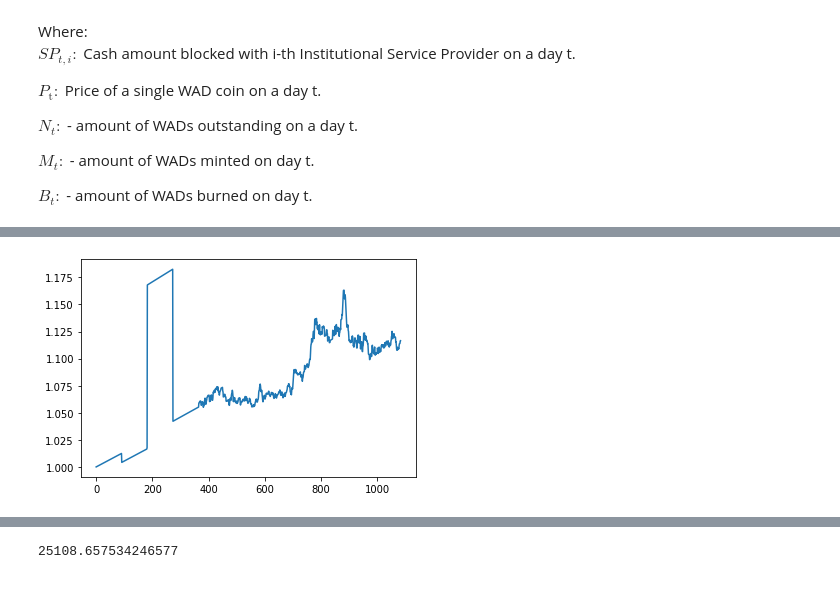
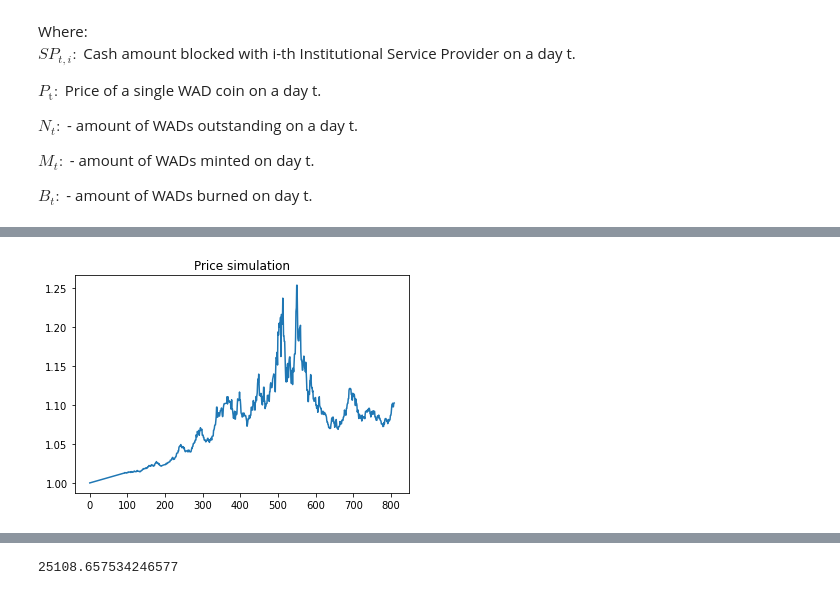
Before and after one commit to erv4gen/Monte-Carlo-Simulation-Engine, a Jupyter notebook: mc/wad_coin_price.ipynb, the cells around one changed output, grey strips where cells are left out. Saved outputs shown, nothing was run; the diff lists cells and outputs as text; code cells hidden in the pictures.

Commit message:
variant 2 formula

```diff
--- a/mc/wad_coin_price.ipynb
+++ b/mc/wad_coin_price.ipynb
@@ -199,7 +248,6 @@ $B_t:$ - amount of WADs burned on day t.
 # %%
-from typing import List
+
 '''
-
 
 If no mint/burin then
 
@@ -209,6 +257,7 @@ P_t = sum(SP) / N_t
 
 
 if burn/mint - smooth between old price and new price.
+
 
 remove parameters
 P_t = ((SP_TOTAL_CASH + CASH_TO_MINT) * (1+r) - WADS_TO_BURN * P_t) / (NUMBER_OF_WADS + (CASH_TO_MINT/P_{t-1}) - WADS_TO_BURN)
@@ -228,24 +277,7 @@ SP_TOTAL_CASH = Pt * NUMBER_OF_WADS
 -
 
 '''
-def variant2(P_t,AMOUNT_BLOCKED,N_TOMINT,N_TO_BURN,r,NUMBER_OF_WADS):
-    return  ((AMOUNT_BLOCKED + N_TOMINT * P_t) * (1+r) - N_TO_BURN * P_t) / (NUMBER_OF_WADS + N_TOMINT - N_TO_BURN)
 
-
-def run_overnight(wad_network:WAD,SPs:List[SPBook],N_TOMINT:int=0.0,N_TO_BURN:int=0.0):
-    print('-'*10)
-    total_SP_amnt = 0
-
-    #First: in the "morning" collect overnight accross SPs
-    for i,SP in enumerate(SPs):
-        SP.overnight()
-        SP.adjust_amout(credit=N_TO_BURN,debit=N_TOMINT)
-        total_SP_amnt+=SP.amount
-        print(f'\tSP{i} amount EOD:',SP.amount)
-
-    #Then the network calculates
-    wad_network.overnight(net_amot=total_SP_amnt,n_tomint=N_TOMINT,n_toburn=N_TO_BURN)
-    print(f'T{wad_network.i}:amount:{wad_network.amount}:,number:{wad_network.n_wads},;price:,{wad_network.p_t}')
 
 run_days = 90
 r_annual = 0.05
@@ -260,6 +292,7 @@ P_t = 1.
 INITIAL_MINTED = 10000
 spbook0 = SPBook(INITIAL_MINTED,r_daily=r)
 wad_network = WAD(initial_amount=INITIAL_MINTED,r_daily=r,price_f=variant2,initial_price=P_t)
+price_checker=  PriceBalanceChecker()
 
 #Both amount blocked and number of WADs are the function of initial minted amount and price
 AMOUNT_BLOCKED_T0 = 5000 * P_t
@@ -269,39 +302,39 @@ NUMBER_OF_WADS_T0 = AMOUNT_BLOCKED_T0 / P_t
 print(f'T0:amount:{wad_network.amount}:,number:{wad_network.n_wads},;price:,{wad_network.p_t}')
 
 for i in range(run_days):
-    run_overnight(wad_network,SPs=[spbook0])
+    run_overnight(wad_network,price_checker=price_checker,SPs=[spbook0])
 
 
-#ADD more
-N_TOMINT0 = INITIAL_MINTED * 2
-N_TO_BURN0 = 0
-print(f'will mint:{N_TOMINT0},will burn:{N_TO_BURN0}')
-run_overnight(wad_network,SPs=[spbook0],N_TOMINT=N_TOMINT0,N_TO_BURN=N_TO_BURN0)
+# #ADD more
+# N_TOMINT0 = INITIAL_MINTED * 2
+# N_TO_BURN0 = 0
+# print(f'will mint:{N_TOMINT0},will burn:{N_TO_BURN0}')
+# run_overnight(wad_network,price_checker=price_checker,SPs=[spbook0],N_TOMINT=N_TOMINT0,N_TO_BURN=N_TO_BURN0)
 
 
-for i in range(run_days):
-    run_overnight(wad_network,SPs=[spbook0])
+# for i in range(run_days):
+#     run_overnight(wad_network,price_checker=price_checker,SPs=[spbook0])
 
 
 
-#Remove amlost all
-N_TOMINT1 = 0
-N_TO_BURN1 = (INITIAL_MINTED + N_TOMINT0) * .9
-print(f'will mint:{N_TOMINT1},will burn:{N_TO_BURN1}')
-run_overnight(wad_network,SPs=[spbook0],N_TOMINT=N_TOMINT1,N_TO_BURN=N_TO_BURN1)
+# #Remove amlost all
+# N_TOMINT1 = 0
+# N_TO_BURN1 = (INITIAL_MINTED + N_TOMINT0) * .9
+# print(f'will mint:{N_TOMINT1},will burn:{N_TO_BURN1}')
+# run_overnight(wad_network,price_checker=price_checker,SPs=[spbook0],N_TOMINT=N_TOMINT1,N_TO_BURN=N_TO_BURN1)
 
-for i in range(run_days):
-    run_overnight(wad_network,SPs=[spbook0])
+# for i in range(run_days):
+#     run_overnight(wad_network,price_checker=price_checker,SPs=[spbook0])
 
 
-#restore initial amount
-N_TOMINT2 = INITIAL_MINTED
-N_TO_BURN2 = 0
-print(f'will mint:{N_TOMINT1},will burn:{N_TO_BURN1}')
-run_overnight(wad_network,SPs=[spbook0],N_TOMINT=N_TOMINT2,N_TO_BURN=N_TO_BURN2)
+# #restore initial amount
+# N_TOMINT2 = INITIAL_MINTED
+# N_TO_BURN2 = 0
+# print(f'will mint:{N_TOMINT1},will burn:{N_TO_BURN1}')
+# run_overnight(wad_network,price_checker=price_checker,SPs=[spbook0],N_TOMINT=N_TOMINT2,N_TO_BURN=N_TO_BURN2)
 
-for i in range(run_days):
-    run_overnight(wad_network,SPs=[spbook0])
+# for i in range(run_days):
+#     run_overnight(wad_network,price_checker=price_checker,SPs=[spbook0])
 
 
 
@@ -318,17 +351,25 @@ for i in range(run_days*days_multpl):
         N_TO_BURN2_TT = AMOUNT_TT * random.uniform(0.01,0.10)
 
         print(f'will mint:{N_TOMINT_TT},will burn:{N_TO_BURN2_TT}')
-        run_overnight(wad_network,SPs=[spbook0],N_TOMINT=N_TOMINT_TT,N_TO_BURN=N_TO_BURN2_TT)
+        run_overnight(wad_network,price_checker=price_checker,SPs=[spbook0],N_TOMINT=N_TOMINT_TT,N_TO_BURN=N_TO_BURN2_TT)
     else:
-        run_overnight(wad_network,SPs=[spbook0])
+        run_overnight(wad_network,price_checker=price_checker,SPs=[spbook0])
 
 
 
 
+fig0 , ax0 = plt.subplots(figsize=(6,4))
+X , P = [t for t in range(wad_network.i)],wad_network.P
+ax0.plot(X, P);
+ax0.set_title('Price simulation')
+fit_ols(X,P)
 
-X , P = [t for t in range(wad_network.i)],wad_network.P
-plt.plot(X, P);
-fit_ols(X,P)
+
+fig1 , ax1 = plt.subplots(figsize=(6,4))
+error = price_checker.error
+ax1.plot(X, error);
+ax1.set_title('Cummulative Error')
+# fit_ols(X,P)
 # %% [output]
 SOFR rate: 0.05 (daily:0.00013698630136986303)
  ------------------------------
@@ -350 +392 @@ strong multicollinearity or other numerical problems.
-[figure, old version]
+[figure, new version]
```
Also changed, not shown: parts of 4 cells of this notebook.
